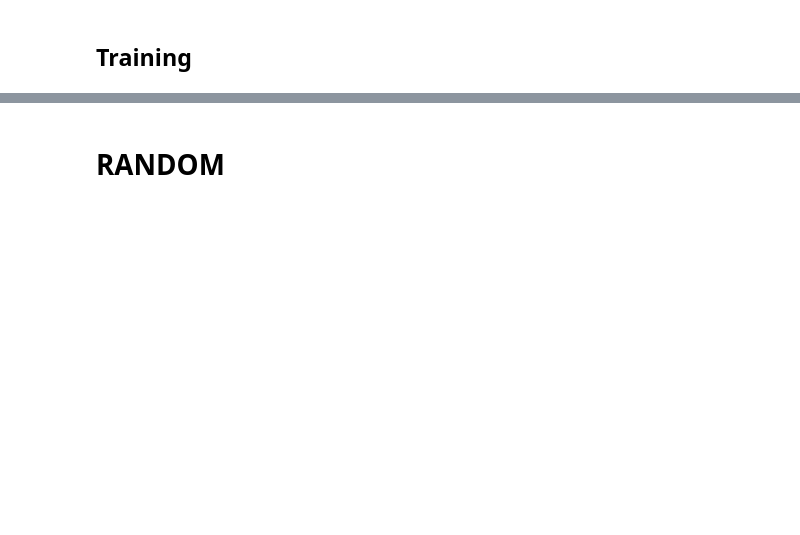
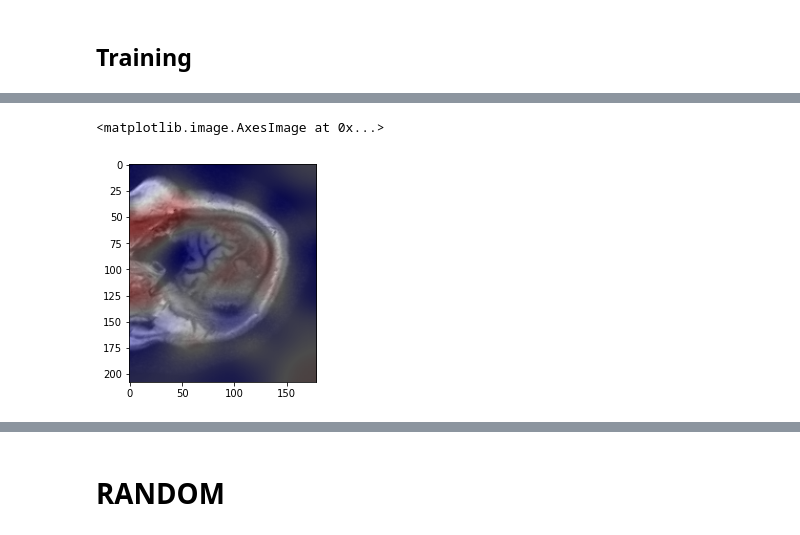
Before and after one commit to cosasha97/interpretability-dl-ndd, a Jupyter notebook: experiments.ipynb, the cells around one changed output, grey strips where cells are left out. Drawn from its saved outputs; the diff is of its cells as text; code cells hidden in the pictures; blank space fills up the shorter version.

```diff
--- a/experiments.ipynb
+++ b/experiments.ipynb
@@ -745,0 +760,3 @@ nan
+# %%
+# load model
+saved_data = torch.load('model_0.pt')
@@ -746,4 +767,4 @@ nan
 # %%
-GC = GradCam(model,'conv2')
+GC = GradCam(model,'conv4')
 img = sample['image'][None,...].float()
 attention_map = GC.generate_cam(img)
@@ -756,0 +773,10 @@ plt.imshow(attention_map)
+# %%
+img2 = np.transpose(img, (0,2,3,1))[0,...]
+img_scaled = (img2-img2.min())/img2.max()
+# %%
+fig, ax = plt.subplots()
+ax.imshow(img_scaled)
+ax.imshow(attention_map, cmap='bwr', alpha=0.3)
+# %% [output]
+<matplotlib.image.AxesImage at 0x...>
+[figure, added]
```
Also changed, not shown: parts of 34 cells of this notebook.
